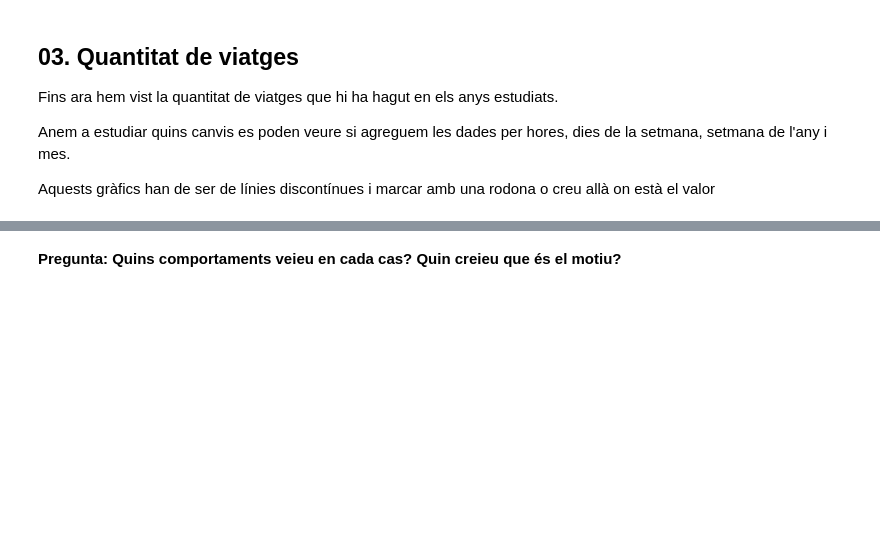
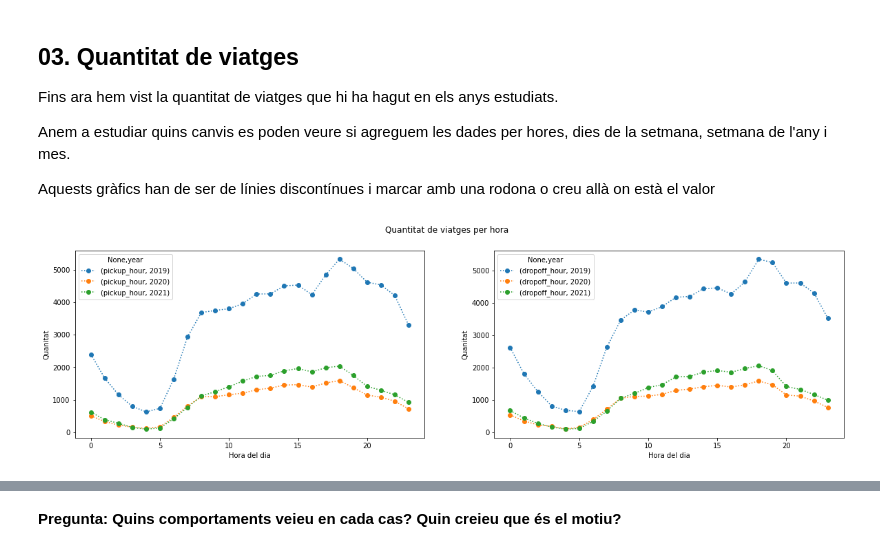
Before and after one commit to junjielyu13/Junior-Fall-Missions, a Jupyter notebook: TallerNousUsos/Practica/TNUI_P1/AssignmentCode.ipynb, the cells around one changed output, grey strips where cells are left out. Cells and saved outputs as stored; diff of their text form; code cells hidden in the pictures; blank space fills up the shorter version.

```diff
--- a/TallerNousUsos/Practica/TNUI_P1/AssignmentCode.ipynb
+++ b/TallerNousUsos/Practica/TNUI_P1/AssignmentCode.ipynb
@@ -98,7 +93,8 @@ for year in tqdm(YEARS):
     if not os.path.exists(f'data/{year}'):
         os.makedirs(f'data/{year}', exist_ok=True)
         for month in tqdm(range(1, 13)):
-            urllib.request.urlretrieve(f'https://d37ci6vzurychx.cloudfront.net/trip-data/yellow_tripdata_{year}-{month:02d}.parquet', f'data/{year}/{month:02d}.parquet')
+            urllib.request.urlretrieve(
+                f'https://d37ci6vzurychx.cloudfront.net/trip-data/yellow_tripdata_{year}-{month:02d}.parquet', f'data/{year}/{month:02d}.parquet')
 # %% [markdown]
 ## 01. Neteja de dades
 
@@ -172,13 +180,32 @@ def post_processing(data):
     """
     Funció on implementar qualsevol tipus de postprocessament necessari.
     """
-    # AQUÍ EL TEU CODI
-    raise NotImplementedError
+    data = data[required_data]
+
+    data['year'] = pd.DatetimeIndex(data['tpep_pickup_datetime']).year
+
+    data['pickup_hour'] = pd.DatetimeIndex(data['tpep_pickup_datetime']).hour
+    data['pickup_day'] = pd.DatetimeIndex(data['tpep_pickup_datetime']).dayofweek
+    data['pickup_week'] =  pd.Int64Index(pd.DatetimeIndex(data['tpep_dropoff_datetime']).isocalendar().week)
+    data['pickup_month'] = pd.DatetimeIndex(data['tpep_pickup_datetime']).month
+    data['pickup_dayofyear'] = pd.DatetimeIndex(data['tpep_pickup_datetime']).dayofyear
+
+    data['dropoff_hour'] = pd.DatetimeIndex(data['tpep_dropoff_datetime']).hour
+    data['dropoff_day'] = pd.DatetimeIndex(data['tpep_dropoff_datetime']).dayofweek
+    data['dropoff_week'] =  pd.Int64Index(pd.DatetimeIndex(data['tpep_dropoff_datetime']).isocalendar().week)
+    data['dropoff_month'] = pd.DatetimeIndex(data['tpep_dropoff_datetime']).month
+
+    data['trip_duration'] = (data['tpep_dropoff_datetime'] -  data['tpep_pickup_datetime']).astype('timedelta64[s]')/3600
+    data['trip_distance'] = data['trip_distance'] / 1.6 # miles a km
+    data['mean_speed'] = data['trip_distance']/data['trip_duration']
+
+
+    return data
 # %% [markdown]
 Crea un nou dataset que contingui tota la informació dels anys: 2019, 2020, 2021.
 
 Recordeu que per tal de reduir la memòria necessària, podeu agafar un subsample de dades.
 # %%
-df = pd.concat([clean_data(load_table(year, month), year, month) for year in tqdm(YEARS) for month in tqdm(range(1, 13), leave = False)])
+df = pd.concat([clean_data(load_table(year, month), year, month, 1000) for year in tqdm(YEARS) for month in tqdm(range(1, 13), leave=False)])
 # %%
 df = post_processing(df)
@@ -253,13 +313,19 @@ Anem a estudiar quins canvis es poden veure si agreguem les dades per hores, die
 
 Aquests gràfics han de ser de línies discontínues i marcar amb una rodona o creu allà on està el valor
 # %%
-def visualize_trips(columns, title, xlabel, ylabel):
+def visualize_trips(df, columns, title, xlabel, ylabel):
     """
     Funció que visualitza els viatges per diferents agregacions de dades
     """
 
-    # AQUÍ EL TEU CODI
-    raise NotImplementedError
+    fig, ax = plt.subplots(1, 2, figsize=(20,5))
+    fig.suptitle(title)
+
+    # fem el recompte de la quantitat de viatges dels 3 anys per pickup i dropoff repectivament
+    for column in range(len(columns)):
+        df.groupby([columns[column]]+['year'])[columns[column]].count().to_frame().unstack().plot(kind='line', ax=ax[column], style='o:',legend=YEARS, xlabel=xlabel, ylabel=ylabel)
 # %%
-visualize_trips(['pickup_hour', 'dropoff_hour'], title = 'Quantitat de viatges per hora', xlabel = 'Hora del dia', ylabel = 'Quanitat')
+visualize_trips(df, ['pickup_hour', 'dropoff_hour'], title='Quantitat de viatges per hora', xlabel='Hora del dia', ylabel='Quanitat')
+# %% [output]
+[figure, added]
 # %%
```
Also changed, not shown: parts of 90 cells of this notebook, 1 other file.
